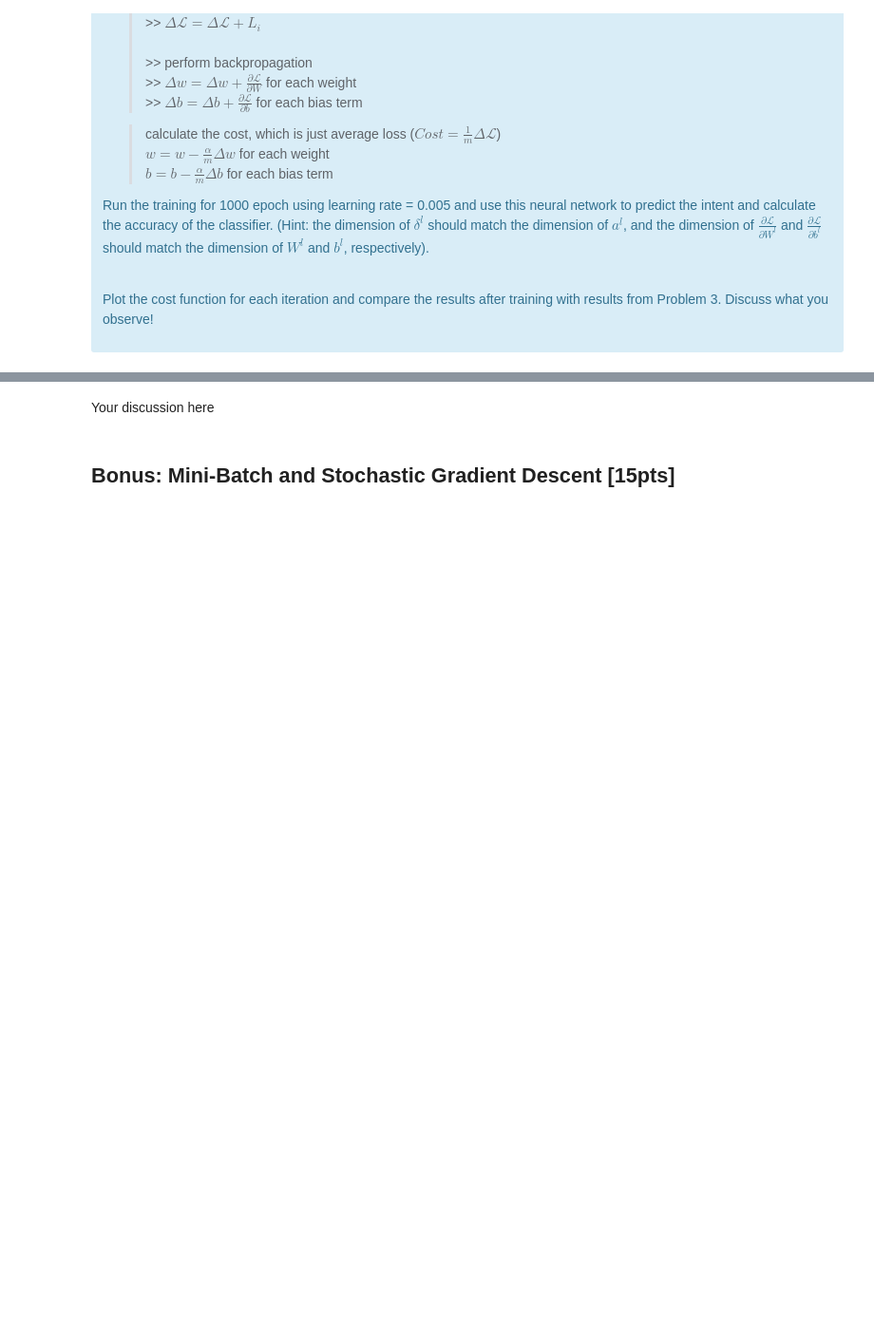
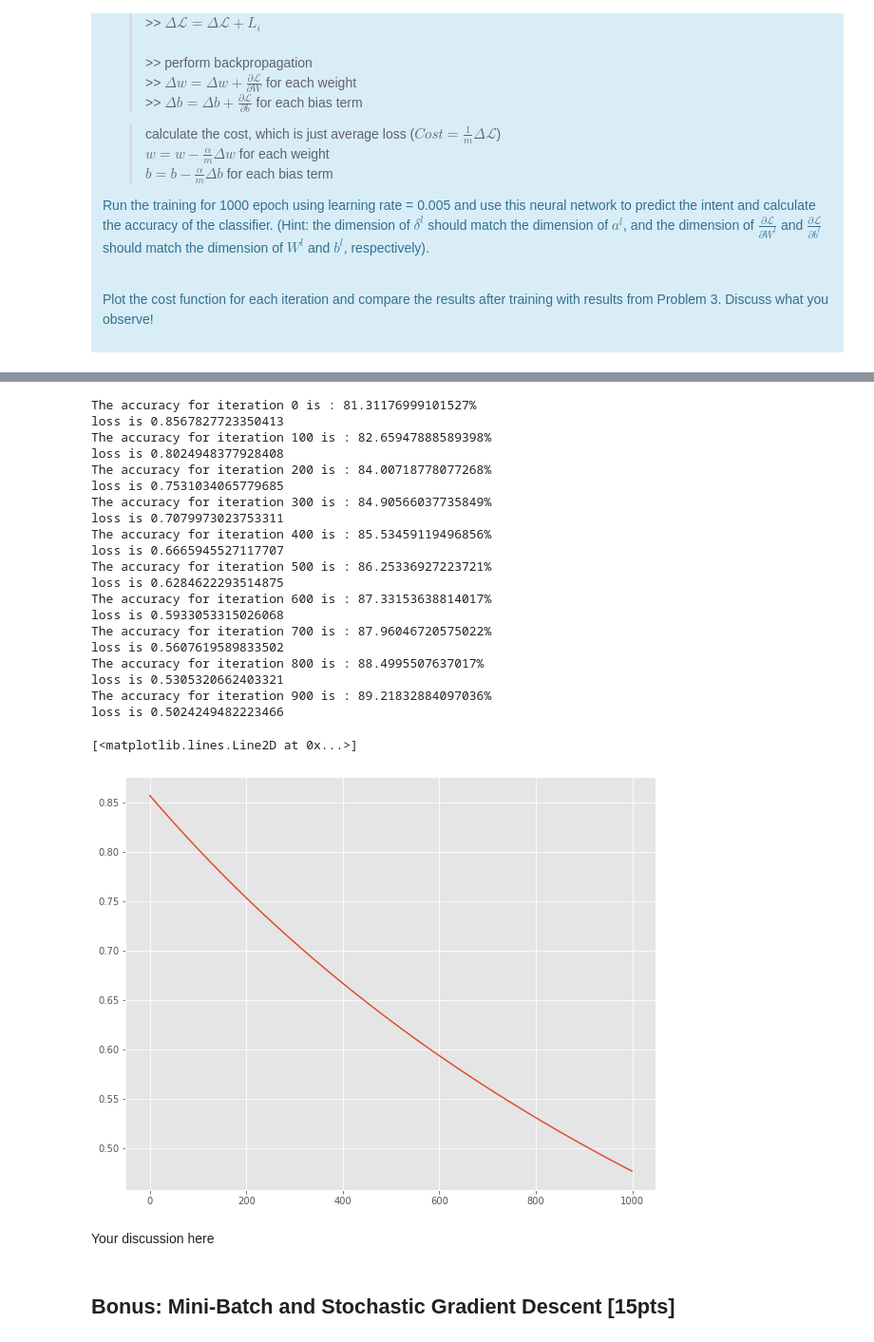
Before and after one commit to razaali0123/NLP_Projects, a Jupyter notebook: anlp2020-assignment2.ipynb, the cells around one changed output, grey strips where cells are left out. Shown: that part at 95% size. Saved outputs shown, nothing was run; the diff lists cells and outputs as text; code cells hidden in the pictures; blank space fills up the shorter version.

```diff
--- a/anlp2020-assignment2.ipynb
+++ b/anlp2020-assignment2.ipynb
@@ -92,0 +204,20 @@ Use this neural network to predict the intent and calculate the accuracy of the
+# %%
+ytr = ytr.T
+xtr = xtr.T
+# %%
+# # Student solution here.
+# def forward_pass(xtr, ytr,  hidden_units = 150):
+    # xtr : vocab_size x examples
+    # ytr : classes x examples
+hidden_units = 150
+np.random.seed(42)
+w1 = np.random.uniform(-1,1, size = (xtr.shape[1], hidden_units))
+b1 = np.random.uniform(-1,1, size = (1, hidden_units))
+w2 = np.random.uniform(-1,1, size = (hidden_units, ytr.shape[1]))
+b2 = np.random.uniform(-1,1, size = (1, ytr.shape[1]))
+z1 = np.matmul(xtr, w1) + b1
+y1 = RelU(z1)
+z2 = np.matmul(y1, w2) + b2
+y2 = softmax(z2)
+acc = np.sum(np.argmax(y2, axis= 1) == np.argmax(ytr, axis= 1))/(ytr.shape[0])
+print(f"The accuracy is: {acc*100}%")
@@ -131,3 +306,56 @@ Plot the cost function for each iteration and compare the results after training
+# %%
+epochs = 1000
+lr = 0.01
+norm = 1/xtr.shape[0]
+losses = []
+for i in range(epochs):
+    z1 = np.matmul(xtr, w1) + b1
+    y1 = RelU(z1)
+    z2 = np.matmul(y1, w2) + b2
+    y2 = softmax(z2)
+    losses.append(norm * np.sum(np.multiply(-1*np.log(y2), ytr)))
+    acc = np.sum(np.argmax(y2, axis= 1) == np.argmax(ytr, axis= 1))/(ytr.shape[0])
+    if i%100==0:
+        print(f"The accuracy for iteration {i} is : {acc*100}%")
+        print("loss is", losses[-1])
+    grad_z2 = y2 - ytr
+    grad_w2 = np.matmul(y1.T, grad_z2)
+    grad_y1 = np.matmul(grad_z2, w2.T)
+    grad_z1 = grad_y1 * RelU_derivative(z1)
+    grad_w1 = np.matmul(xtr.T, grad_z1)
+    grad_b2 = np.sum(grad_z2, axis = 0).reshape(1,-1)
+    grad_b1 = np.sum(grad_z1, axis = 0).reshape(1,-1)
+
+    # update:
+    w2-=lr*norm*grad_w2
+    w1-=lr*norm*grad_w1
+    b2-=lr*norm*grad_b2
+    b1-=lr*norm*grad_b1
+plt.figure(figsize= (10,8))
+plt.plot(np.arange(epochs), losses)
+# %% [output]
+The accuracy for iteration 0 is : 81.31176999101527%
+loss is 0.8567827723350413
+The accuracy for iteration 100 is : 82.65947888589398%
+loss is 0.8024948377928408
+The accuracy for iteration 200 is : 84.00718778077268%
+loss is 0.7531034065779685
+The accuracy for iteration 300 is : 84.90566037735849%
+loss is 0.7079973023753311
+The accuracy for iteration 400 is : 85.53459119496856%
+loss is 0.6665945527117707
+The accuracy for iteration 500 is : 86.25336927223721%
+loss is 0.6284622293514875
+The accuracy for iteration 600 is : 87.33153638814017%
+loss is 0.5933053315026068
+The accuracy for iteration 700 is : 87.96046720575022%
+loss is 0.5607619589833502
+The accuracy for iteration 800 is : 88.4995507637017%
+loss is 0.5305320662403321
+The accuracy for iteration 900 is : 89.21832884097036%
+loss is 0.5024249482223466
+[<matplotlib.lines.Line2D at 0x...>]
+[figure, added]
 # %% [markdown]
 Your discussion here
 # %% [markdown]
```
Also changed, not shown: parts of 21 cells of this notebook.
